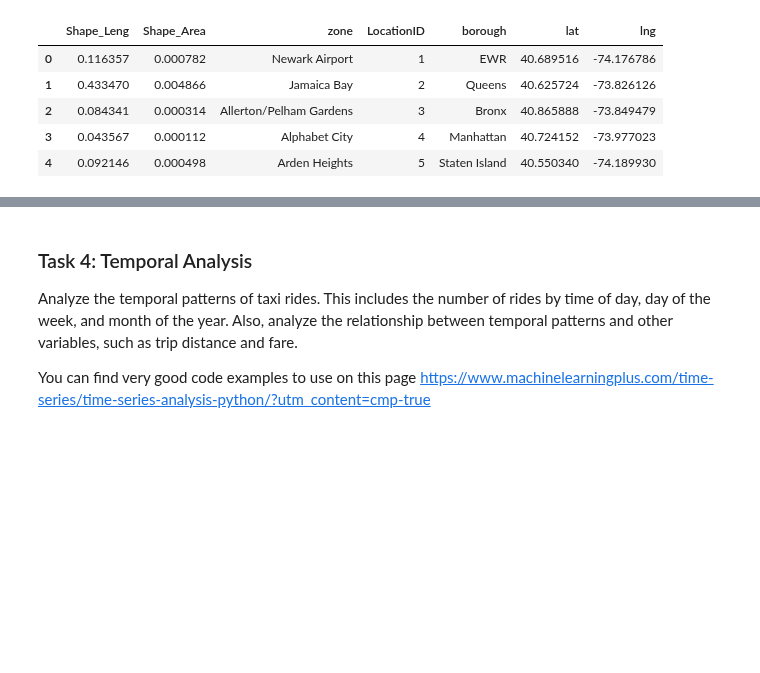
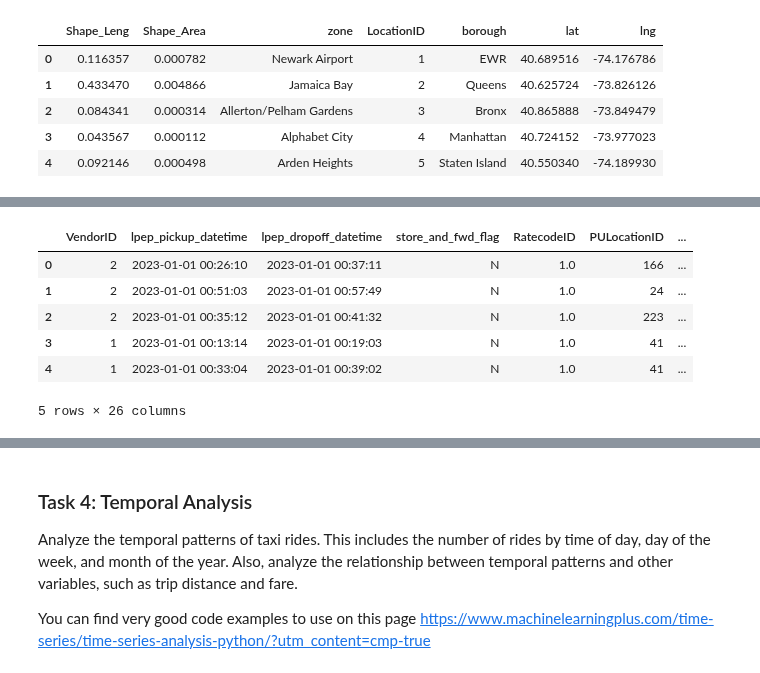
Before and after one commit to ngiorda4/NYC-Taxi-Analysis-and-Forecasting, a Jupyter notebook: 4_temporal_spatial_data_analysis.ipynb, the cells around one changed output, grey strips where cells are left out. Cells and saved outputs as stored; diff of their text form; code cells hidden in the pictures; blank space fills up the shorter version.

```diff
--- a/4_temporal_spatial_data_analysis.ipynb
+++ b/4_temporal_spatial_data_analysis.ipynb
@@ -107,0 +197,25 @@ df_zones.head(5)
+# %%
+# FOR GREEN DF
+import pandas as pd
+
+# Merged based on 'PULocationID'
+merged_green_pu = pd.merge(df_green, df_zones, left_on='PULocationID', right_on='LocationID', how='left')
+
+# Merged based on 'DOLocationID'
+df_with_coord_green = pd.merge(merged_green_pu, df_zones, left_on='DOLocationID', right_on='LocationID', how='left')
+
+# Removed unwanted columns
+df_with_coord_green.drop(['LocationID_x', 'LocationID_y', 'borough_x', 'Shape_Leng_y', 'Shape_Area_y', 'borough_y', 'Shape_Leng_x', 'Shape_Area_x'], axis=1, inplace=True)
+
+# Renamed columns
+df_with_coord_green.rename(columns={'lat_x': 'PU_lat', 'lng_x': 'PU_lng', 'lat_y': 'DO_lat', 'lng_y': 'DO_lng', 'zone_x': 'PU_zone', 'zone_y': 'DO_zone'}, inplace=True)
+
+df_with_coord_green.head(5)
+# %% [output]
+|  | VendorID | lpep_pickup_datetime | lpep_dropoff_datetime | store_and_fwd_flag | RatecodeID | PULocationID | ... |
+| 0 | 2 | 2023-01-01 00:26:10 | 2023-01-01 00:37:11 | N | 1.0 | 166 | ... |
+| 1 | 2 | 2023-01-01 00:51:03 | 2023-01-01 00:57:49 | N | 1.0 | 24 | ... |
+| 2 | 2 | 2023-01-01 00:35:12 | 2023-01-01 00:41:32 | N | 1.0 | 223 | ... |
+| 3 | 1 | 2023-01-01 00:13:14 | 2023-01-01 00:19:03 | N | 1.0 | 41 | ... |
+| 4 | 1 | 2023-01-01 00:33:04 | 2023-01-01 00:39:02 | N | 1.0 | 41 | ... |
+5 rows × 26 columns
```
Also changed, not shown: parts of 54 cells of this notebook.
